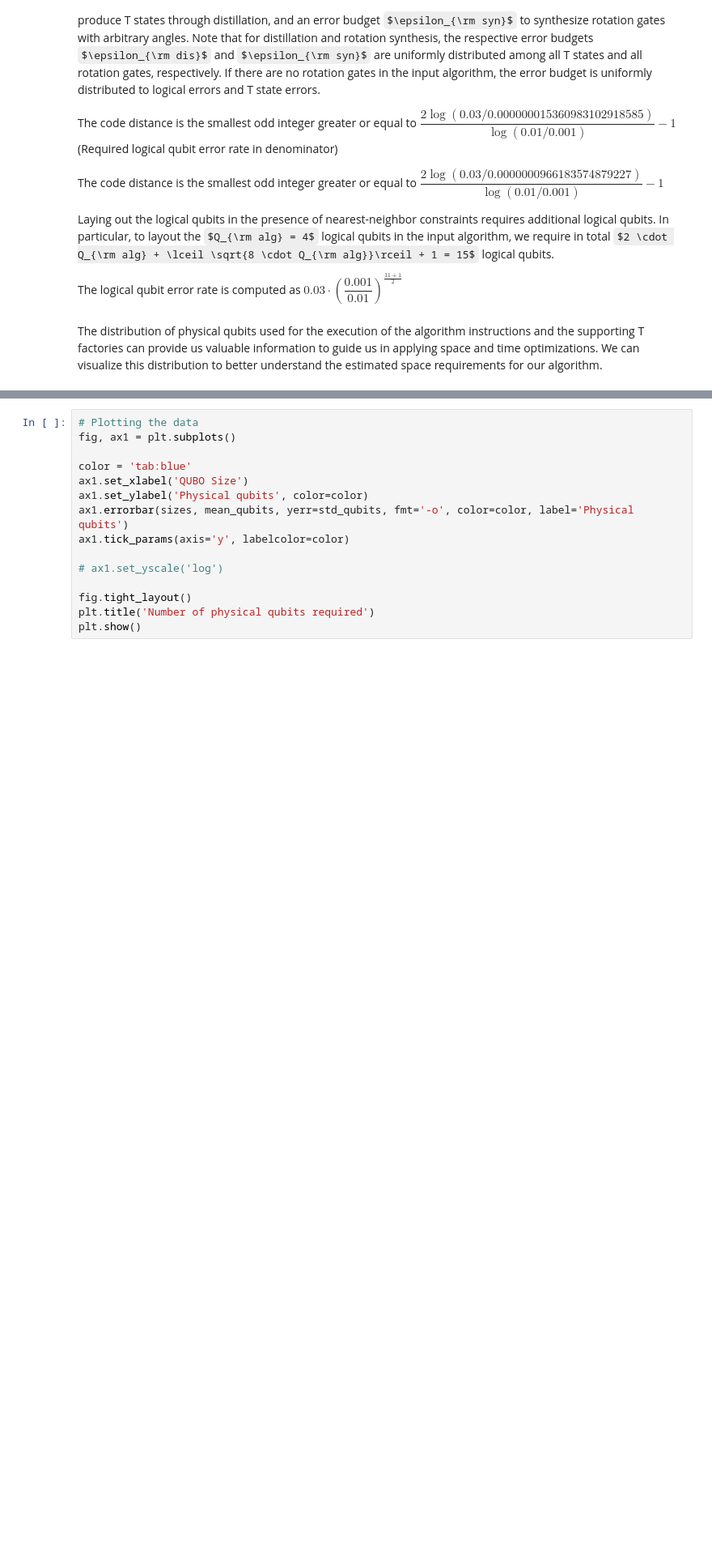
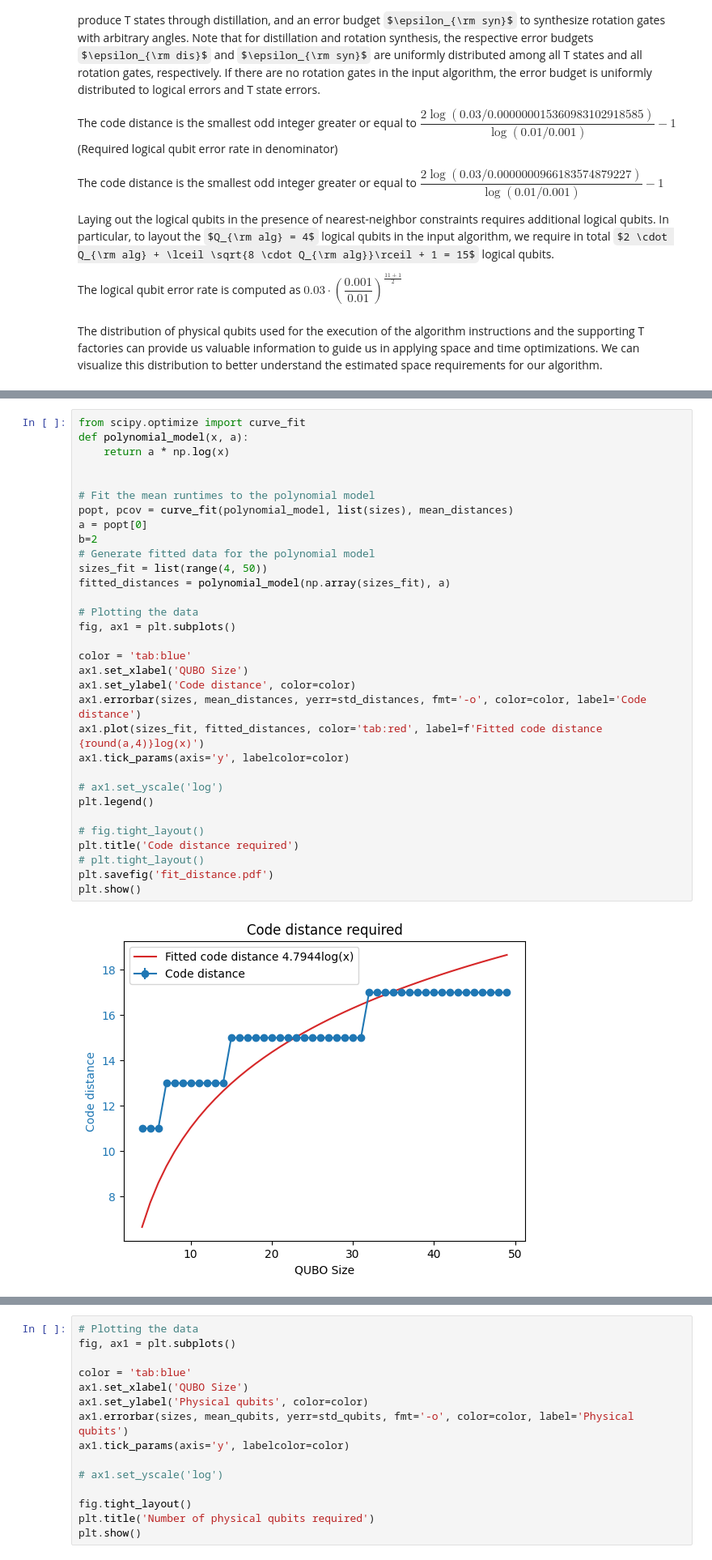
Before and after one commit to unitaryfund/aquapointer, a Jupyter notebook: notebooks/estimation-qiskit.ipynb, the cells around one changed output, grey strips where cells are left out. Shown: that part at 81% size. Saved outputs shown, nothing was run; the diff lists cells and outputs as text; some formulas as TeX source; blank space fills up the shorter version.

```diff
--- a/notebooks/estimation-qiskit.ipynb
+++ b/notebooks/estimation-qiskit.ipynb
@@ -369,0 +447,34 @@ plt.show()
+# %%
+from scipy.optimize import curve_fit
+def polynomial_model(x, a):
+    return a * np.log(x)
+
+
+# Fit the mean runtimes to the polynomial model
+popt, pcov = curve_fit(polynomial_model, list(sizes), mean_distances)
+a = popt[0]
+b=2
+# Generate fitted data for the polynomial model
+sizes_fit = list(range(4, 50))
+fitted_distances = polynomial_model(np.array(sizes_fit), a)
+
+# Plotting the data
+fig, ax1 = plt.subplots()
+
+color = 'tab:blue'
+ax1.set_xlabel('QUBO Size')
+ax1.set_ylabel('Code distance', color=color)
+ax1.errorbar(sizes, mean_distances, yerr=std_distances, fmt='-o', color=color, label='Code distance')
+ax1.plot(sizes_fit, fitted_distances, color='tab:red', label=f'Fitted code distance {round(a,4)}log(x)')
+ax1.tick_params(axis='y', labelcolor=color)
+
+# ax1.set_yscale('log')
+plt.legend()
+
+# fig.tight_layout()
+plt.title('Code distance required')
+# plt.tight_layout()
+plt.savefig('fit_distance.pdf')
+plt.show()
+# %% [output]
+[figure, added]
```
Also changed, not shown: parts of 13 cells of this notebook, 4 other files.
